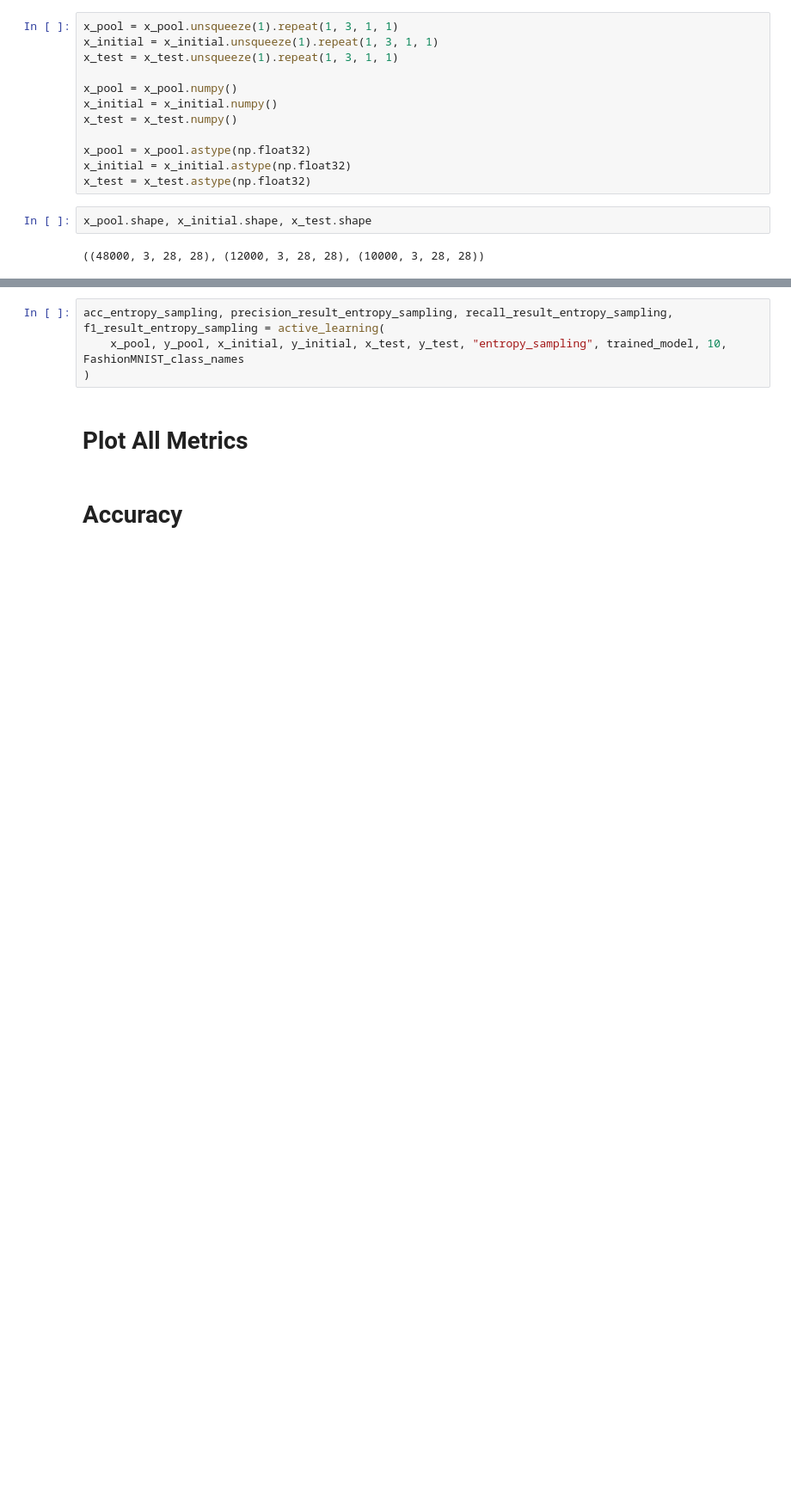
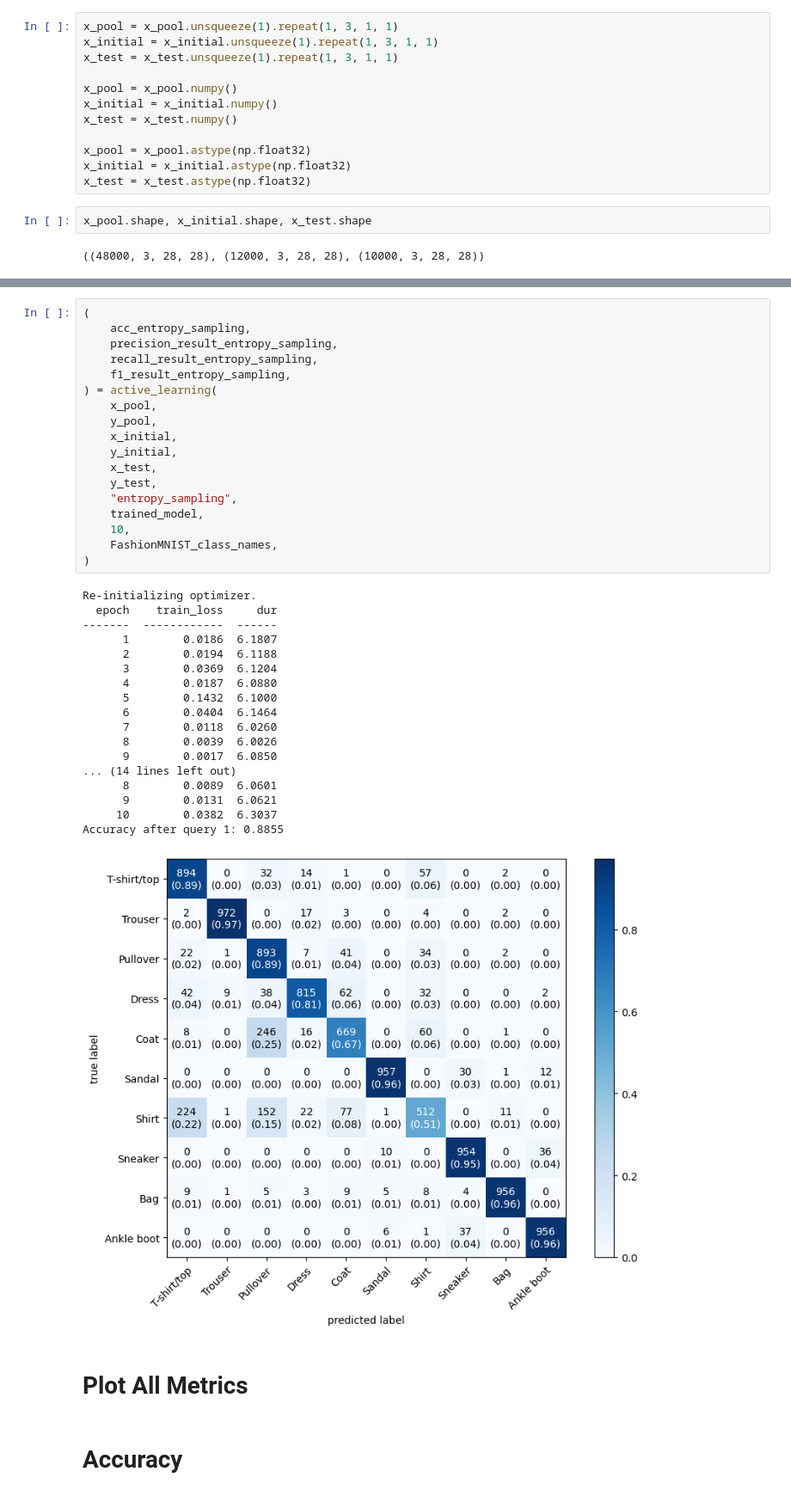
Before and after one commit to MH0386/active_learning_with_deep_learning, a Jupyter notebook: active-learning-with-deep-learning-in-FashionMNIST.ipynb, the cells around one changed output, grey strips where cells are left out. Shown at 86% size. Saved outputs shown, nothing was run; the diff lists cells and outputs as text; blank space fills up the shorter version.

```diff
--- a/active-learning-with-deep-learning-in-FashionMNIST.ipynb
+++ b/active-learning-with-deep-learning-in-FashionMNIST.ipynb
@@ -808,7 +913,40 @@ acc_margin_sampling, precision_result_margin_sampling, recall_result_margin_samp
 # %%
-acc_entropy_sampling, precision_result_entropy_sampling, recall_result_entropy_sampling, f1_result_entropy_sampling = active_learning(
-    x_pool, y_pool, x_initial, y_initial, x_test, y_test, "entropy_sampling", trained_model, 10, FashionMNIST_class_names
+(
+    acc_entropy_sampling,
+    precision_result_entropy_sampling,
+    recall_result_entropy_sampling,
+    f1_result_entropy_sampling,
+) = active_learning(
+    x_pool,
+    y_pool,
+    x_initial,
+    y_initial,
+    x_test,
+    y_test,
+    "entropy_sampling",
+    trained_model,
+    10,
+    FashionMNIST_class_names,
 )
+# %% [output]
+Re-initializing optimizer.
+  epoch    train_loss     dur
+-------  ------------  ------
+      1        0.0186  6.1807
+      2        0.0194  6.1188
+      3        0.0369  6.1204
+      4        0.0187  6.0880
+      5        0.1432  6.1000
+      6        0.0404  6.1464
+      7        0.0118  6.0260
+      8        0.0039  6.0026
+      9        0.0017  6.0850
+... (14 lines left out)
+      8        0.0089  6.0601
+      9        0.0131  6.0621
+     10        0.0382  6.3037
+Accuracy after query 1: 0.8855
+[figure, added]
 # %% [markdown]
 # Plot All Metrics
 # %% [markdown]
```
Also changed, not shown: parts of 29 cells of this notebook, 5 other files.
